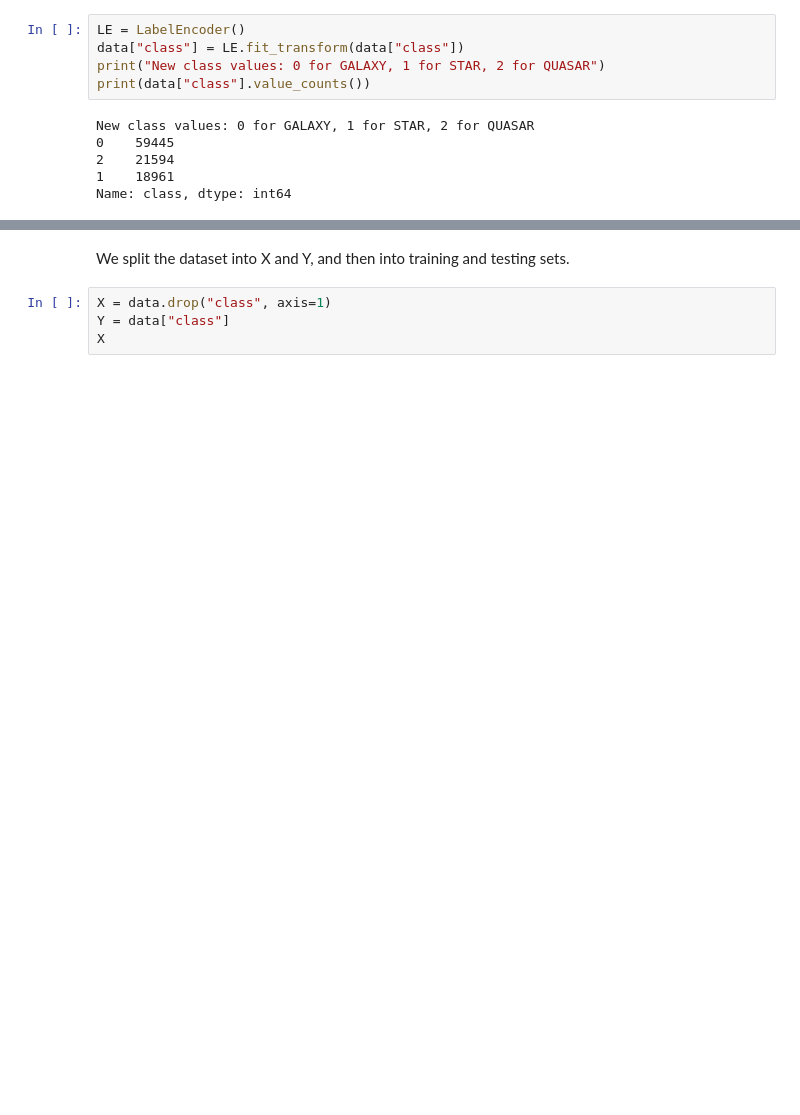
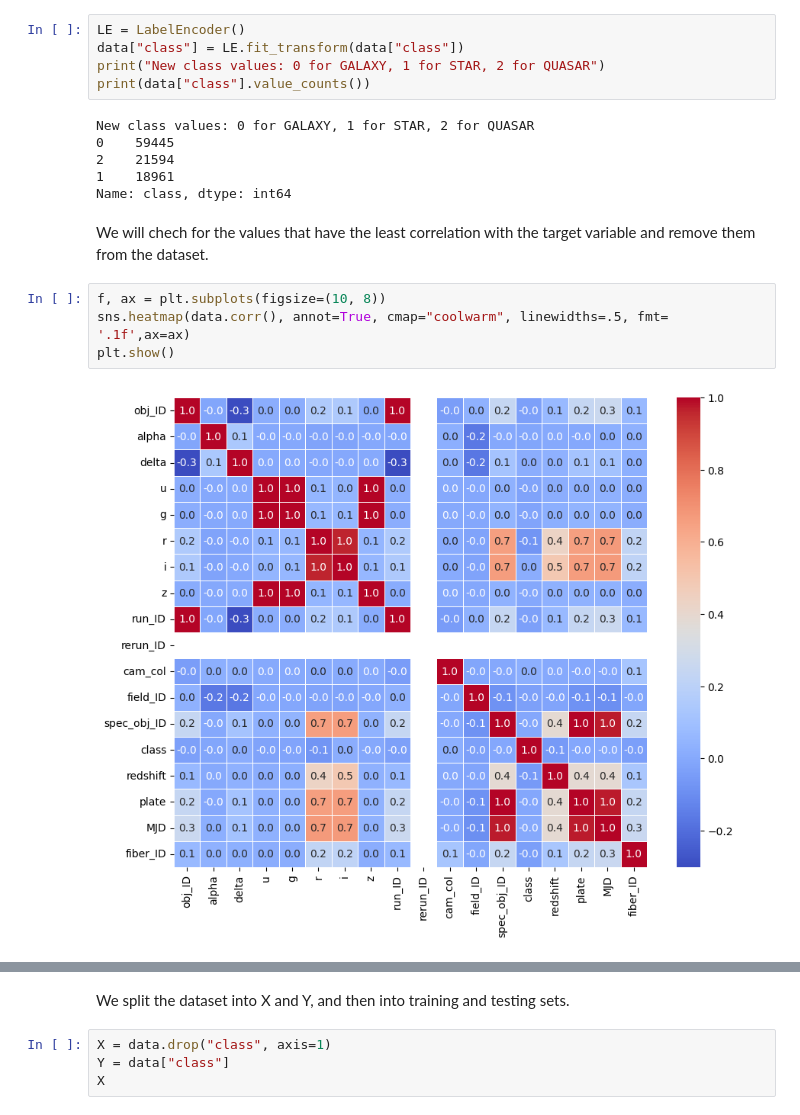
Before and after one commit to dianasolangel/PROJECTS, a Jupyter notebook: stars_classification/stellar_classification.ipynb, the cells around one changed output, grey strips where cells are left out. Saved outputs shown, nothing was run; the diff lists cells and outputs as text; blank space fills up the shorter version.

Commit message:
load and exploration dataset

```diff
--- a/stars_classification/stellar_classification.ipynb
+++ b/stars_classification/stellar_classification.ipynb
@@ -116,3 +142,11 @@ New class values: 0 for GALAXY, 1 for STAR, 2 for QUASAR
 2    21594
 1    18961
 Name: class, dtype: int64
+# %% [markdown]
+We will chech for the values that have the least correlation with the target variable and remove them from the dataset.
+# %%
+f, ax = plt.subplots(figsize=(10, 8))
+sns.heatmap(data.corr(), annot=True, cmap="coolwarm", linewidths=.5, fmt= '.1f',ax=ax)
+plt.show()
+# %% [output]
+[figure, added]
```
Also changed, not shown: parts of 10 cells of this notebook.
